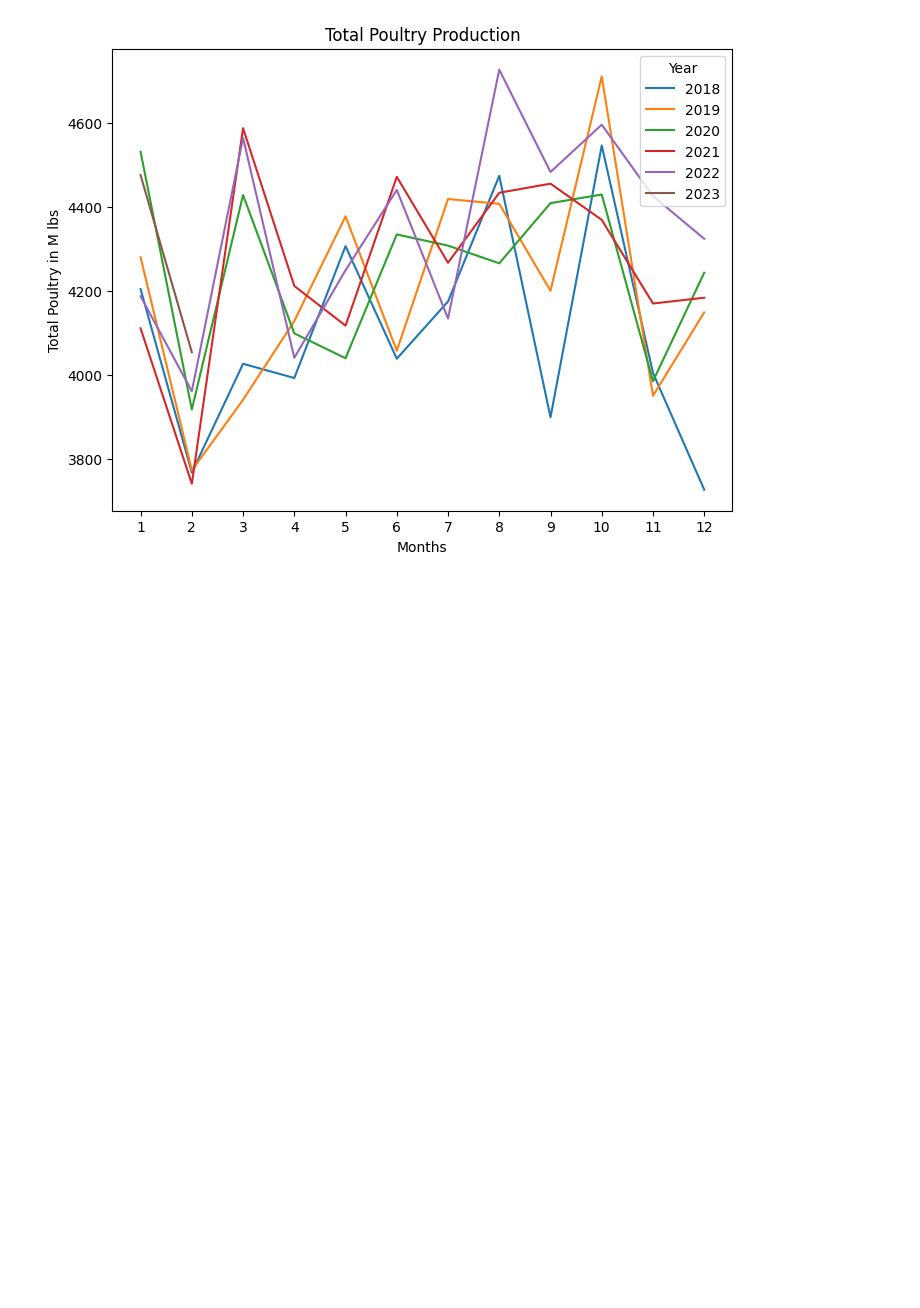
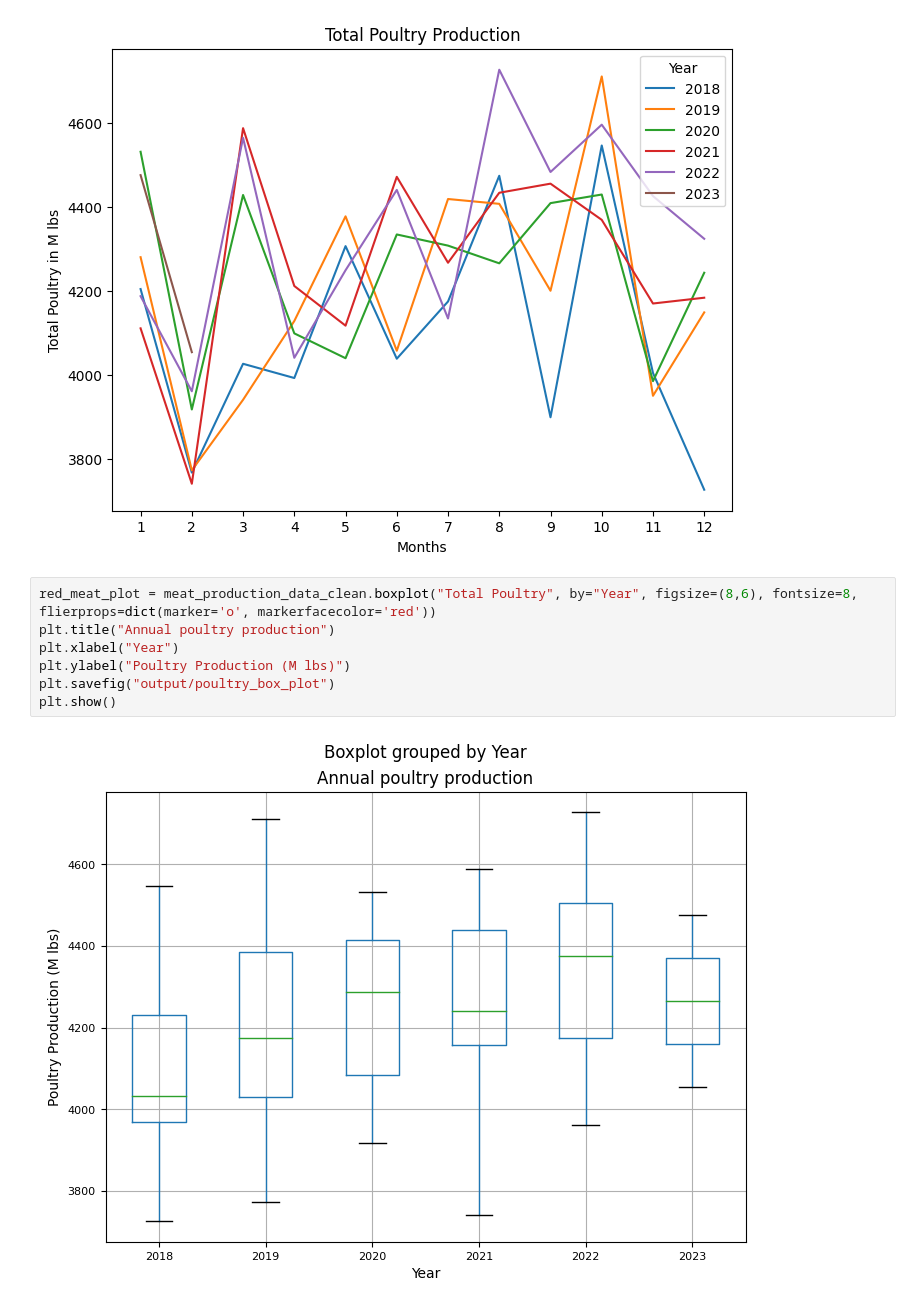
Before and after one commit to ajoyg/covid19_food_prod_impact, a Jupyter notebook: food_production_analysis/UDSA_Analysis.ipynb, the cells around one changed output. Drawn from its saved outputs; the diff is of its cells as text; blank space fills up the shorter version.

```diff
--- a/food_production_analysis/UDSA_Analysis.ipynb
+++ b/food_production_analysis/UDSA_Analysis.ipynb
@@ -289,3 +358,12 @@ plt.title("Total Poultry Production")
 plt.savefig("output/total_poultry_production.png")
 # %% [output]
 [figure]
+# %%
+red_meat_plot = meat_production_data_clean.boxplot("Total Poultry", by="Year", figsize=(8,6), fontsize=8, flierprops=dict(marker='o', markerfacecolor='red'))
+plt.title("Annual poultry production")
+plt.xlabel("Year")
+plt.ylabel("Poultry Production (M lbs)")
+plt.savefig("output/poultry_box_plot")
+plt.show()
+# %% [output]
+[figure, added]
```
Also changed, not shown: parts of 10 cells of this notebook, 6 other files.
